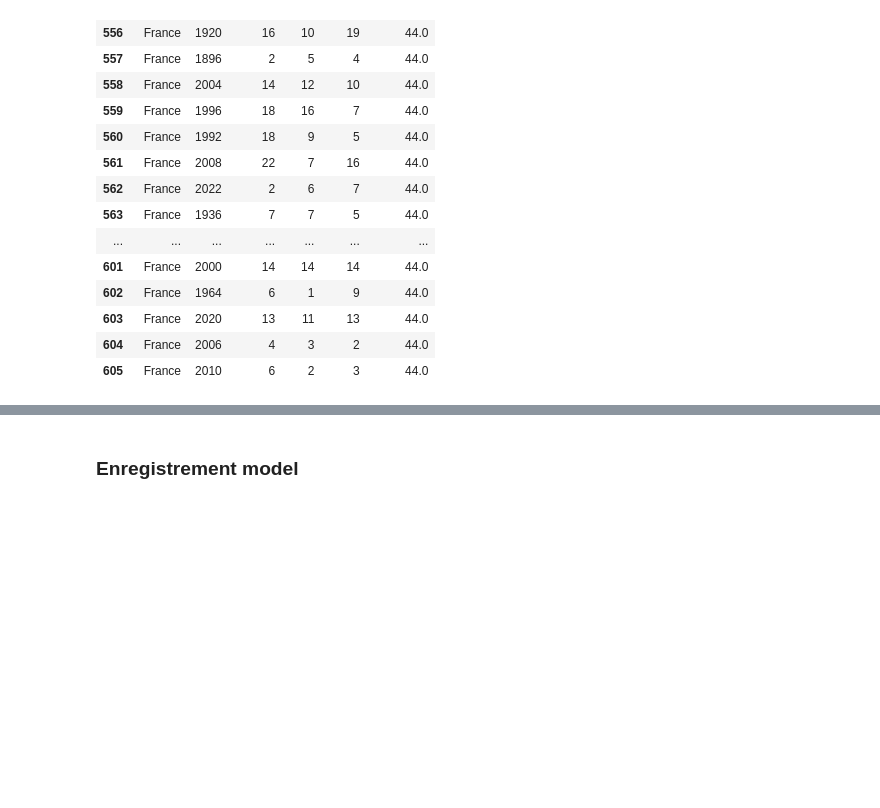
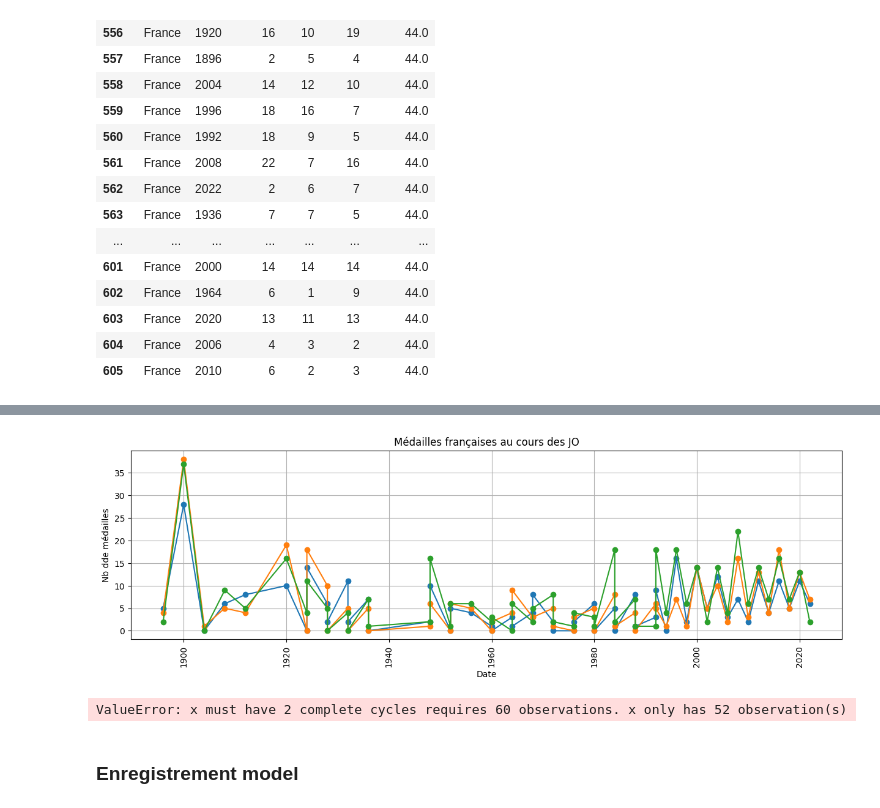
Before and after one commit to IsianDreemrr/HackathonGRP19, a Jupyter notebook: Notebook/Anthony/test_models.ipynb, the cells around one changed output, grey strips where cells are left out. Cells and saved outputs as stored; diff of their text form; code cells hidden in the pictures; blank space fills up the shorter version.

```diff
--- a/Notebook/Anthony/test_models.ipynb
+++ b/Notebook/Anthony/test_models.ipynb
@@ -189,0 +174,5 @@ pfrance
+# %%
+#pfrance.reset_index(inplace=True)
+# pfrance = pfrance.drop(['index', 'level_0'], axis=1)
+pfrance = pfrance.set_index('year')
+pfrance
@@ -189,0 +198,3 @@ pfrance
+# %%
+pfrance.sort_values(by='year', inplace=True)
+pfrance
@@ -189,0 +220,11 @@ pfrance
+# %%
+import matplotlib.pyplot as plt
+# Création d'un graphique pour visualiser les médailles de la France
+plt.figure(figsize=(15, 4))
+plt.plot(pfrance[['gold', 'silver', 'bronze']], marker='o', linestyle='-')
+plt.gca().set(title='Médailles françaises au cours des JO', xlabel='Date', ylabel='Nb dde médailles')
+plt.xticks(rotation=90)
+plt.grid(True)
+plt.show()
+# %% [output]
+[figure, added]
@@ -190,3 +234,7 @@ pfrance
+# %%
+multiplicative_decomposition = seasonal_decompose(pfrance[['gold', 'silver', 'bronze']], model='additif', period=30)
+# %% [output]
+ValueError: x must have 2 complete cycles requires 60 observations. x only has 52 observation(s)
 # %% [markdown]
 ### Enregistrement model
 # %%
```
Also changed, not shown: parts of 4 cells of this notebook, 1 other file.
